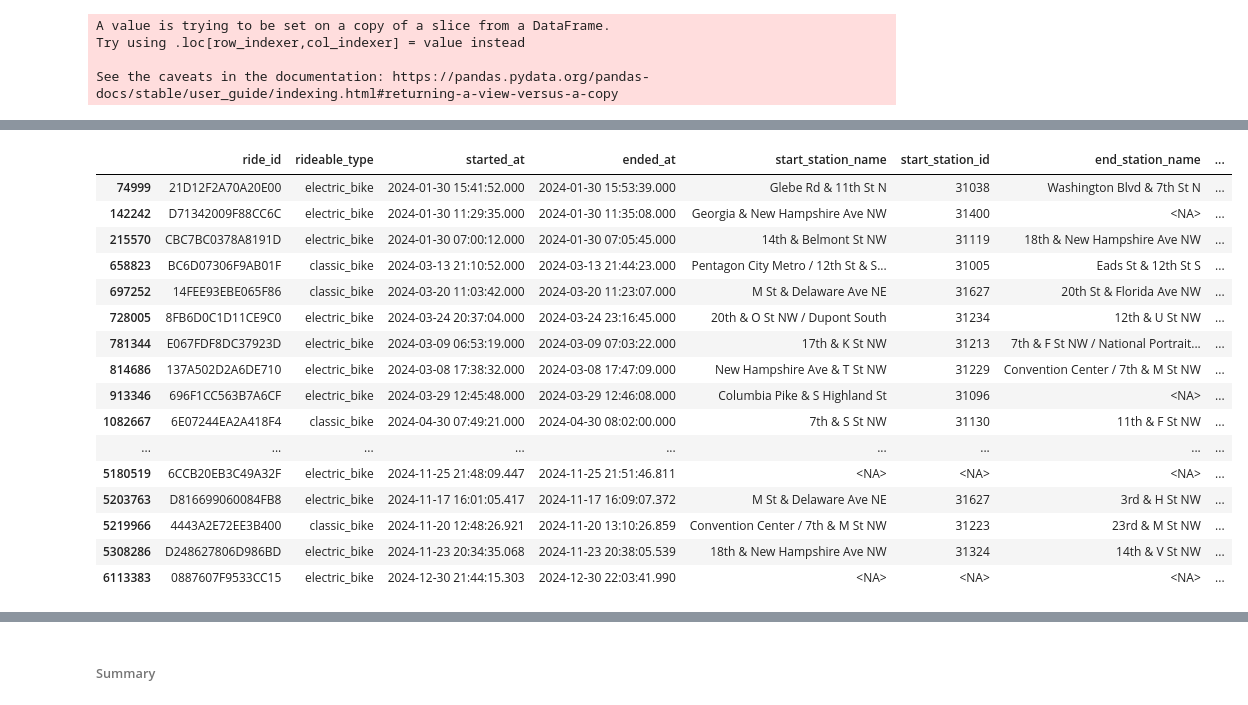
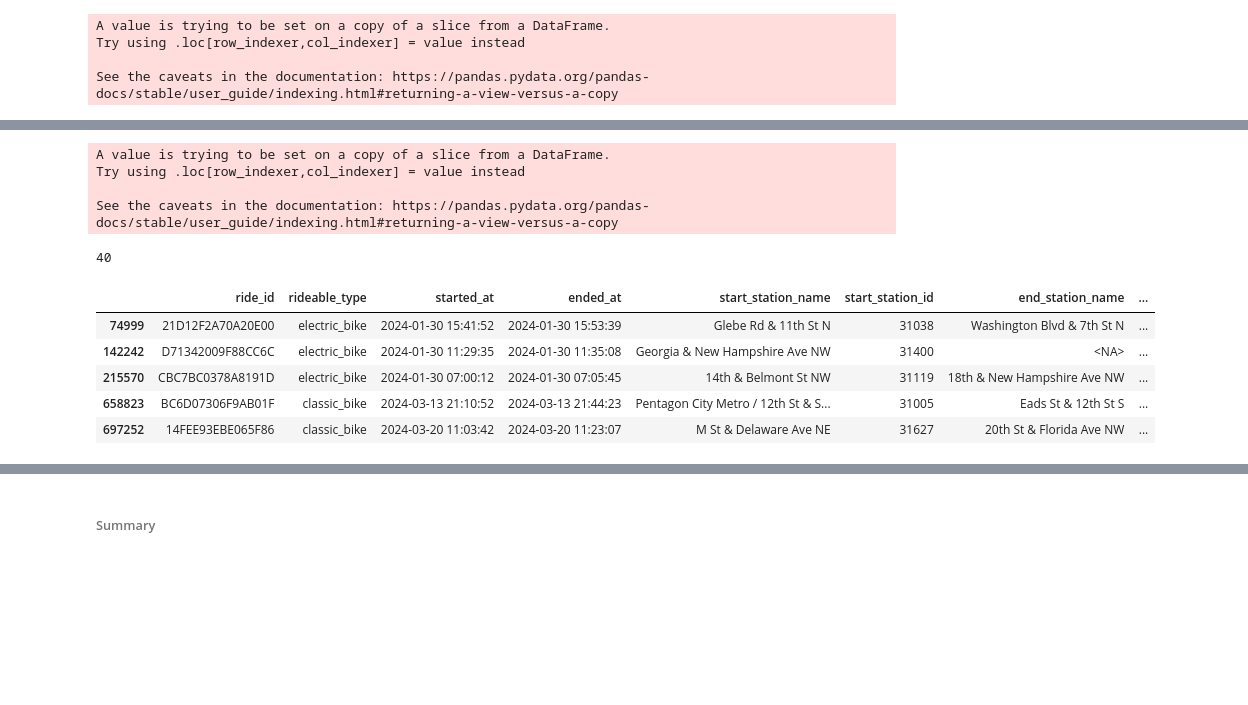
Before and after one commit to angiegh2002/capital-bike-diaries, a Jupyter notebook: DM_Homework.ipynb, the cells around one changed output, grey strips where cells are left out. Drawn from its saved outputs; the diff is of its cells as text; code cells hidden in the pictures; blank space fills up the shorter version.

```diff
--- a/DM_Homework.ipynb
+++ b/DM_Homework.ipynb
@@ -412,27 +391,30 @@ start_after_end_trips_df
+# %%
+
+daily_bikes_trips_df['duration_seconds'] = (daily_bikes_trips_df['ended_at'] - daily_bikes_trips_df['started_at']).dt.total_seconds()
+
+long_trips = daily_bikes_trips_df[daily_bikes_trips_df['duration_seconds'] > pd.Timedelta(days=30).total_seconds()]
+
+long_trips[['started_at', 'ended_at', 'duration_seconds']].head()
+len(long_trips)
+# %% [output]
+A value is trying to be set on a copy of a slice from a DataFrame.
+Try using .loc[row_indexer,col_indexer] = value instead
+
+See the caveats in the documentation: https://pandas.pydata.org/pandas-docs/stable/user_guide/indexing.html#returning-a-view-versus-a-copy
+40
 # %%
 
 invalid_coords = daily_bikes_trips_df[
     daily_bikes_trips_df['start_lat'].isna() |
     daily_bikes_trips_df['start_lng'].isna() |
     ((daily_bikes_trips_df['start_lat'] == 0) & (daily_bikes_trips_df['start_lng'] == 0))
 ]
-invalid_coords
+invalid_coords.head()
 # %% [output]
 |  | ride_id | rideable_type | started_at | ended_at | start_station_name | start_station_id | end_station_name | ... |
-| 74999 | 21D12F2A70A20E00 | electric_bike | 2024-01-30 15:41:52.000 | 2024-01-30 15:53:39.000 | Glebe Rd & 11th St N | 31038 | Washington Blvd & 7th St N | ... |
-| 142242 | D71342009F88CC6C | electric_bike | 2024-01-30 11:29:35.000 | 2024-01-30 11:35:08.000 | Georgia & New Hampshire Ave NW | 31400 | <NA> | ... |
-| 215570 | CBC7BC0378A8191D | electric_bike | 2024-01-30 07:00:12.000 | 2024-01-30 07:05:45.000 | 14th & Belmont St NW | 31119 | 18th & New Hampshire Ave NW | ... |
-| 658823 | BC6D07306F9AB01F | classic_bike | 2024-03-13 21:10:52.000 | 2024-03-13 21:44:23.000 | Pentagon City Metro / 12th St & S... | 31005 | Eads St & 12th St S | ... |
-| 697252 | 14FEE93EBE065F86 | classic_bike | 2024-03-20 11:03:42.000 | 2024-03-20 11:23:07.000 | M St & Delaware Ave NE | 31627 | 20th St & Florida Ave NW | ... |
-| 728005 | 8FB6D0C1D11CE9C0 | electric_bike | 2024-03-24 20:37:04.000 | 2024-03-24 23:16:45.000 | 20th & O St NW / Dupont South | 31234 | 12th & U St NW | ... |
-| 781344 | E067FDF8DC37923D | electric_bike | 2024-03-09 06:53:19.000 | 2024-03-09 07:03:22.000 | 17th & K St NW | 31213 | 7th & F St NW / National Portrait... | ... |
-| 814686 | 137A502D2A6DE710 | electric_bike | 2024-03-08 17:38:32.000 | 2024-03-08 17:47:09.000 | New Hampshire Ave & T St NW | 31229 | Convention Center / 7th & M St NW | ... |
-| 913346 | 696F1CC563B7A6CF | electric_bike | 2024-03-29 12:45:48.000 | 2024-03-29 12:46:08.000 | Columbia Pike & S Highland St | 31096 | <NA> | ... |
-| 1082667 | 6E07244EA2A418F4 | classic_bike | 2024-04-30 07:49:21.000 | 2024-04-30 08:02:00.000 | 7th & S St NW | 31130 | 11th & F St NW | ... |
-| ... | ... | ... | ... | ... | ... | ... | ... | ... |
-| 5180519 | 6CCB20EB3C49A32F | electric_bike | 2024-11-25 21:48:09.447 | 2024-11-25 21:51:46.811 | <NA> | <NA> | <NA> | ... |
-| 5203763 | D816699060084FB8 | electric_bike | 2024-11-17 16:01:05.417 | 2024-11-17 16:09:07.372 | M St & Delaware Ave NE | 31627 | 3rd & H St NW | ... |
-| 5219966 | 4443A2E72EE3B400 | classic_bike | 2024-11-20 12:48:26.921 | 2024-11-20 13:10:26.859 | Convention Center / 7th & M St NW | 31223 | 23rd & M St NW | ... |
-| 5308286 | D248627806D986BD | electric_bike | 2024-11-23 20:34:35.068 | 2024-11-23 20:38:05.539 | 18th & New Hampshire Ave NW | 31324 | 14th & V St NW | ... |
-| 6113383 | 0887607F9533CC15 | electric_bike | 2024-12-30 21:44:15.303 | 2024-12-30 22:03:41.990 | <NA> | <NA> | <NA> | ... |
+| 74999 | 21D12F2A70A20E00 | electric_bike | 2024-01-30 15:41:52 | 2024-01-30 15:53:39 | Glebe Rd & 11th St N | 31038 | Washington Blvd & 7th St N | ... |
+| 142242 | D71342009F88CC6C | electric_bike | 2024-01-30 11:29:35 | 2024-01-30 11:35:08 | Georgia & New Hampshire Ave NW | 31400 | <NA> | ... |
+| 215570 | CBC7BC0378A8191D | electric_bike | 2024-01-30 07:00:12 | 2024-01-30 07:05:45 | 14th & Belmont St NW | 31119 | 18th & New Hampshire Ave NW | ... |
+| 658823 | BC6D07306F9AB01F | classic_bike | 2024-03-13 21:10:52 | 2024-03-13 21:44:23 | Pentagon City Metro / 12th St & S... | 31005 | Eads St & 12th St S | ... |
+| 697252 | 14FEE93EBE065F86 | classic_bike | 2024-03-20 11:03:42 | 2024-03-20 11:23:07 | M St & Delaware Ave NE | 31627 | 20th St & Florida Ave NW | ... |
 # %%
```
Also changed, not shown: parts of 76 cells of this notebook.
